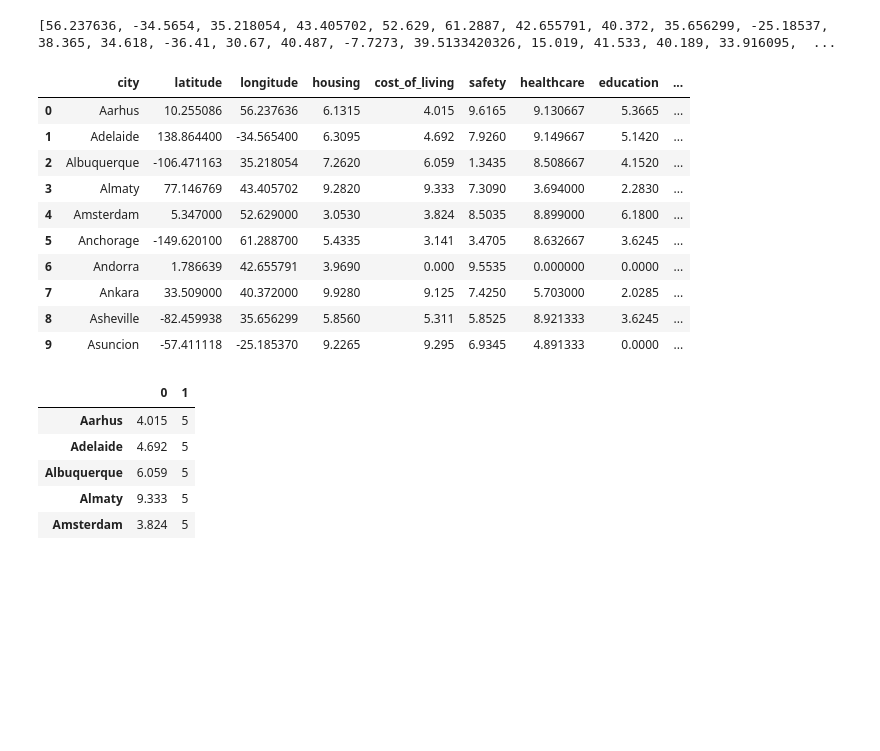
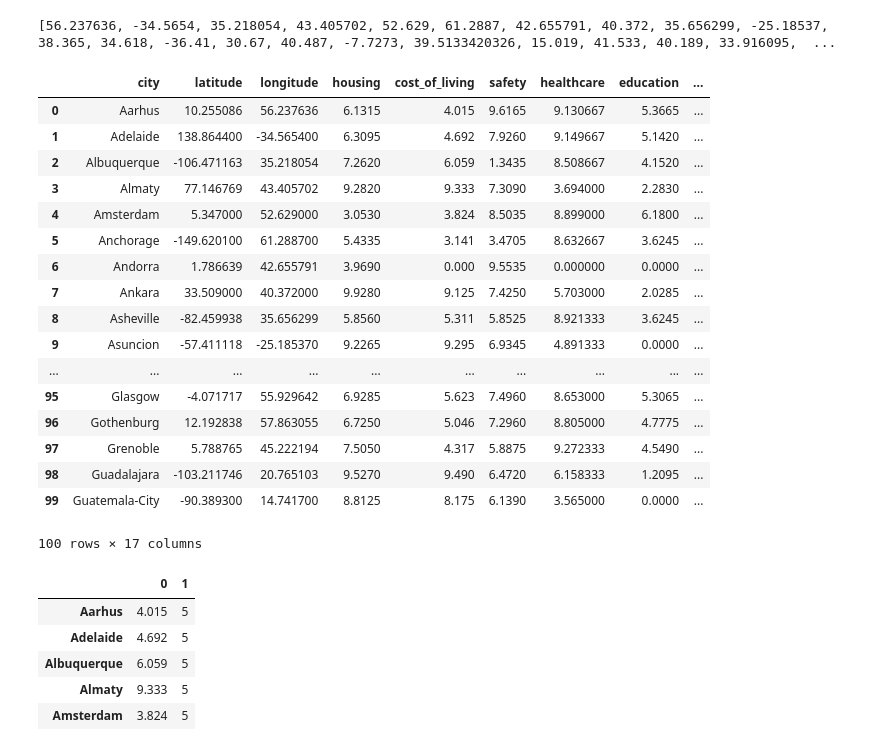
Before and after one commit to rdhuper/Project_Group_6, a Jupyter notebook: Christina/Teleport_API_City_Collection.ipynb, the cells around one changed output. Drawn from its saved outputs; the diff is of its cells as text; code cells hidden in the pictures; blank space fills up the shorter version.

```diff
--- a/Christina/Teleport_API_City_Collection.ipynb
+++ b/Christina/Teleport_API_City_Collection.ipynb
@@ -221,34 +214,41 @@ city_dict = {
     "latitude": latitude,
     "longitude": longitude,
     "housing": housing,
     "cost_of_living": cost_of_living,
     "safety": safety,
     "healthcare": healthcare,
     "education": education,
     "environmental_quality": environmental_quality,
     "economy": economy,
     "taxation": taxation,
     "outdoors": outdoors,
     "teleport_score": teleport_score,
     "tolerance":tolerance,
     "start_ups":start_ups,
     "venture_capital": venture_capital,
     "business_freedom": business_freedom
 }
 city_data = pd.DataFrame(city_dict)
-city_data.head(10)
+city_data.head(100)
 # %% [output]
 |  | city | latitude | longitude | housing | cost_of_living | safety | healthcare | education | ... |
 | 0 | Aarhus | 10.255086 | 56.237636 | 6.1315 | 4.015 | 9.6165 | 9.130667 | 5.3665 | ... |
 | 1 | Adelaide | 138.864400 | -34.565400 | 6.3095 | 4.692 | 7.9260 | 9.149667 | 5.1420 | ... |
 | 2 | Albuquerque | -106.471163 | 35.218054 | 7.2620 | 6.059 | 1.3435 | 8.508667 | 4.1520 | ... |
 | 3 | Almaty | 77.146769 | 43.405702 | 9.2820 | 9.333 | 7.3090 | 3.694000 | 2.2830 | ... |
 | 4 | Amsterdam | 5.347000 | 52.629000 | 3.0530 | 3.824 | 8.5035 | 8.899000 | 6.1800 | ... |
 | 5 | Anchorage | -149.620100 | 61.288700 | 5.4335 | 3.141 | 3.4705 | 8.632667 | 3.6245 | ... |
 | 6 | Andorra | 1.786639 | 42.655791 | 3.9690 | 0.000 | 9.5535 | 0.000000 | 0.0000 | ... |
 | 7 | Ankara | 33.509000 | 40.372000 | 9.9280 | 9.125 | 7.4250 | 5.703000 | 2.0285 | ... |
 | 8 | Asheville | -82.459938 | 35.656299 | 5.8560 | 5.311 | 5.8525 | 8.921333 | 3.6245 | ... |
 | 9 | Asuncion | -57.411118 | -25.185370 | 9.2265 | 9.295 | 6.9345 | 4.891333 | 0.0000 | ... |
+| ... | ... | ... | ... | ... | ... | ... | ... | ... | ... |
+| 95 | Glasgow | -4.071717 | 55.929642 | 6.9285 | 5.623 | 7.4960 | 8.653000 | 5.3065 | ... |
+| 96 | Gothenburg | 12.192838 | 57.863055 | 6.7250 | 5.046 | 7.2960 | 8.805000 | 4.7775 | ... |
+| 97 | Grenoble | 5.788765 | 45.222194 | 7.5050 | 4.317 | 5.8875 | 9.272333 | 4.5490 | ... |
+| 98 | Guadalajara | -103.211746 | 20.765103 | 9.5270 | 9.490 | 6.4720 | 6.158333 | 1.2095 | ... |
+| 99 | Guatemala-City | -90.389300 | 14.741700 | 8.8125 | 8.175 | 6.1390 | 3.565000 | 0.0000 | ... |
+100 rows × 17 columns
 # %%
 # Observed data in a (hypothetical) survey of 263 cities
 observed = pd.Series(cost_of_living, index=processed_cities)
```
Also changed, not shown: parts of 11 cells of this notebook.
